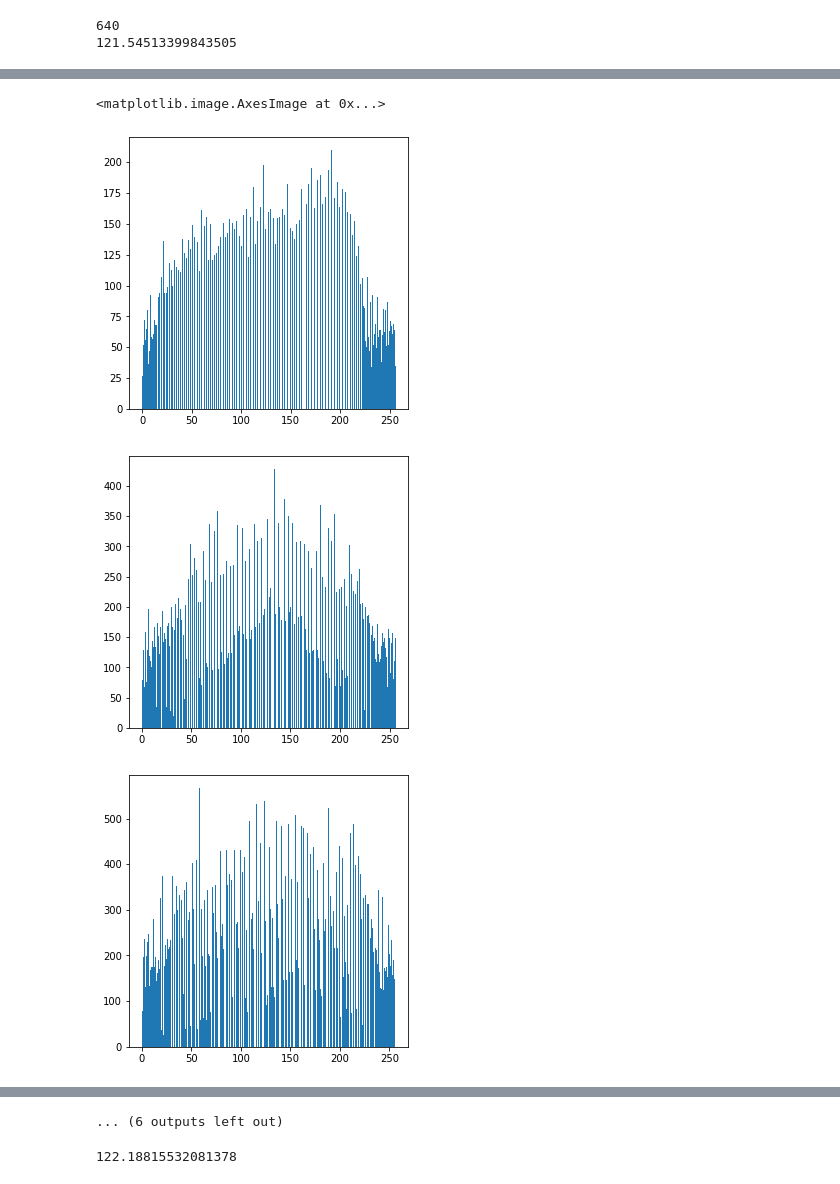
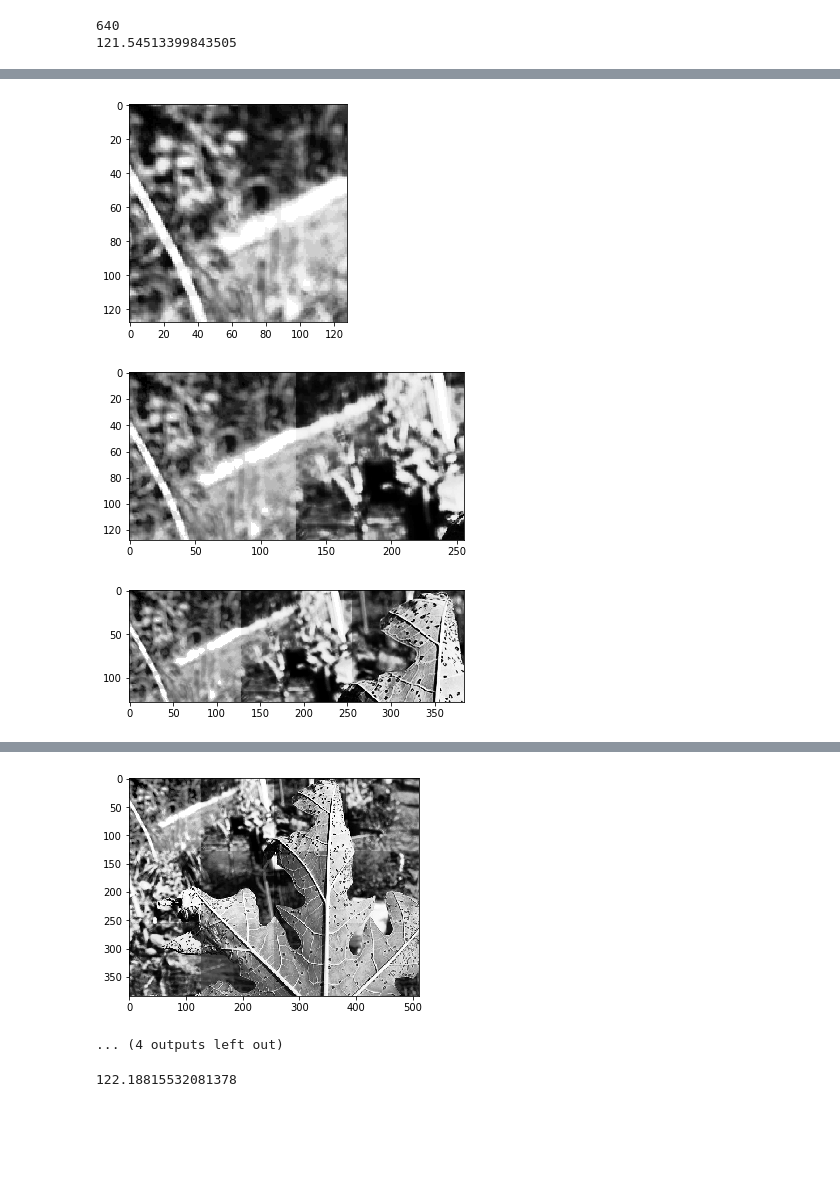
Before and after one commit to imtinan39/Testing, a Jupyter notebook: suggestion.ipynb, the cells around one changed output, grey strips where cells are left out. Saved outputs shown, nothing was run; the diff lists cells and outputs as text; code cells hidden in the pictures; blank space fills up the shorter version.

```diff
--- a/suggestion.ipynb
+++ b/suggestion.ipynb
@@ -37,7 +37,7 @@ intensity=[]
 for i in range(0,row,128):
     for j in range(0,col,128):
             intensity.append(np.mean(gray_img[:i,:j]))
-            if cv.equalizeHist(gray_img[:i,:j]) is None:
+            if  (gray_img[:i,:j]) is None:
 
                                continue
 
@@ -62,26 +62,20 @@ for i in range(0,row,128):
 # %%
 intensity=[]
+import datetime
 
 for i in range(0,row,128):
     for j in range(0,col,128):
             intensity.append(np.mean(gray_img[:i,:j]))
             if cv.equalizeHist(gray_img[:i,:j]) is None:
 
                                continue
 
             else:
                 gray_img[:i,:j] = cv.equalizeHist(gray_img[:i,:j])
                 intensity.append(np.mean(gray_img[:i,:j]))
-                plt.figure(figsize=(5,5))
-                plt.hist(gray_img[:i,:j].ravel(),256,[0,256],label=str(np.mean(img)))
-
-
-
-
-plt.figure(figsize=(5,5))
-plt.imshow(gray_img,cmap='gray')
+                plt.figure()
+                plt.imshow(gray_img[:i,:j],cmap="gray")
 # %% [output]
-<matplotlib.image.AxesImage at 0x...>
-[figure, old version]
+[figure, new version]
-[figure, old version]
+[figure, new version]
-[figure, old version]
+[figure, new version]
@@ -96,4 +90,5 @@ plt.imshow(gray_img,cmap='gray')
-... (6 outputs left out)
+[figure, added]
+... (4 outputs left out)
 # %%
 print(np.mean(gray_img))
 # %% [output]
```
Also changed, not shown: parts of 2 cells of this notebook.
